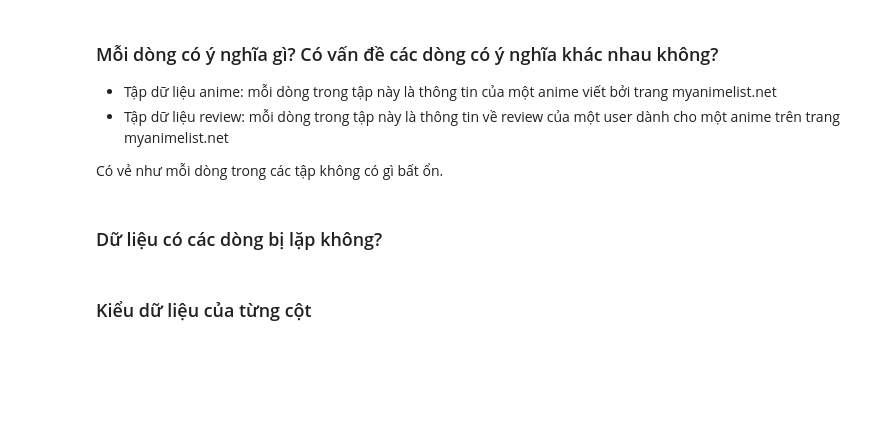
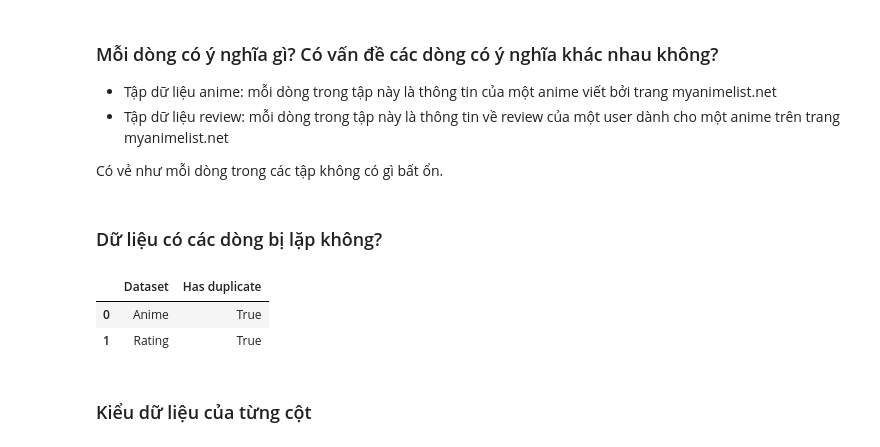
Before and after one commit to phineasla-hcmus/3.1-DS-Final, a Jupyter notebook: P4DS_FinalProject.ipynb, the cells around one changed output. Drawn from its saved outputs; the diff is of its cells as text; code cells hidden in the pictures; blank space fills up the shorter version.

Commit message:
Check duplicate

```diff
--- a/P4DS_FinalProject.ipynb
+++ b/P4DS_FinalProject.ipynb
@@ -227,10 +227,14 @@ Có vẻ như mỗi dòng trong các tập không có gì bất ổn.
 # %%
 anime_has_dup_rows = anime_df.duplicated().any()
 rating_has_dup_rows = rating_df.duplicated().any()
 
-print('Duplicated rows:')
-print(' Anime :', anime_has_dup_rows)
-print(' Review:', rating_has_dup_rows)
+pd.DataFrame({'Dataset': ['Anime', 'Rating'],
+             'Has duplicate': [anime_has_dup_rows,
+             rating_has_dup_rows]})
+# %% [output]
+|  | Dataset | Has duplicate |
+| 0 | Anime | True |
+| 1 | Rating | True |
 # %% [markdown]
 ### Kiểu dữ liệu của từng cột
 # %% [markdown]
```
Also changed, not shown: parts of 2 cells of this notebook.
